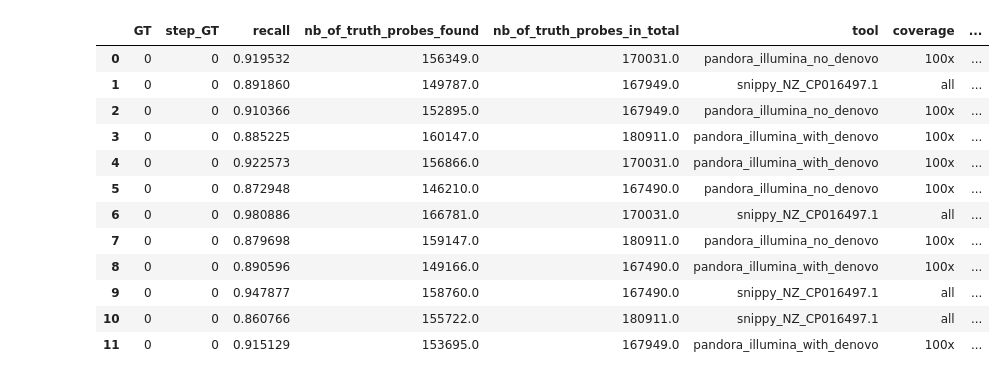
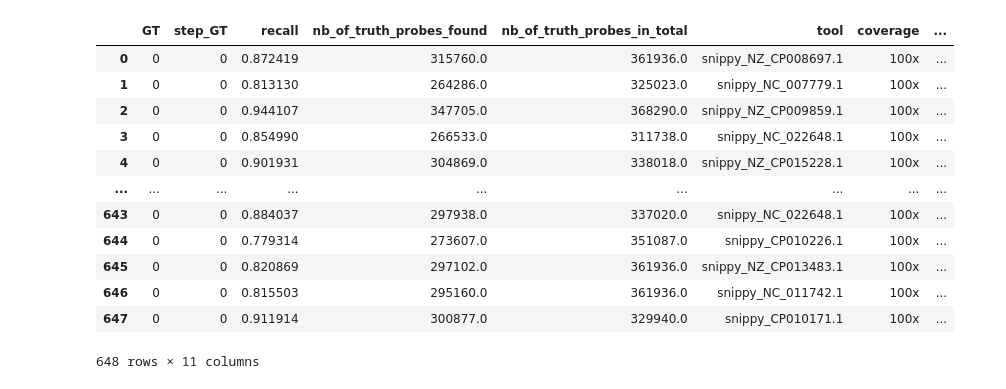
Before and after one commit to leoisl/pandora_paper_roc, a Jupyter notebook: recall_split_plotting/recall split plotting.ipynb, the cells around one changed output. Cells and saved outputs as stored; diff of their text form; code cells hidden in the pictures.

```diff
--- a/recall_split_plotting/recall split plotting.ipynb
+++ b/recall_split_plotting/recall split plotting.ipynb
@@ -6,17 +4,24 @@ plt.rcParams['figure.figsize'] = [16, 10]
+# %%
+# configs
+recall_per_sample_tsv = "analysis_output_24_way_pandora_and_snippy_illumina_100x/recall_per_sample.tsv"
+tools_to_consider=["snippy_NZ_CP008697.1", "snippy_NZ_CP009859.1", "snippy_NZ_CP011134.1",
+                   "pandora_illumina_withdenovo_global_genotyping", "pandora_illumina_nodenovo_global_genotyping",
+                   "snippy_CP010226.1"]
 # %%
-df = pd.read_csv("recall_per_sample.tsv", sep="\t")
+# input
+df = pd.read_csv(recall_per_sample_tsv, sep="\t")
 df
 # %% [output]
 |  | GT | step_GT | recall | nb_of_truth_probes_found | nb_of_truth_probes_in_total | tool | coverage | ... |
-| 0 | 0 | 0 | 0.919532 | 156349.0 | 170031.0 | pandora_illumina_no_denovo | 100x | ... |
-| 1 | 0 | 0 | 0.891860 | 149787.0 | 167949.0 | snippy_NZ_CP016497.1 | all | ... |
-| 2 | 0 | 0 | 0.910366 | 152895.0 | 167949.0 | pandora_illumina_no_denovo | 100x | ... |
-| 3 | 0 | 0 | 0.885225 | 160147.0 | 180911.0 | pandora_illumina_with_denovo | 100x | ... |
-| 4 | 0 | 0 | 0.922573 | 156866.0 | 170031.0 | pandora_illumina_with_denovo | 100x | ... |
-| 5 | 0 | 0 | 0.872948 | 146210.0 | 167490.0 | pandora_illumina_no_denovo | 100x | ... |
-| 6 | 0 | 0 | 0.980886 | 166781.0 | 170031.0 | snippy_NZ_CP016497.1 | all | ... |
-| 7 | 0 | 0 | 0.879698 | 159147.0 | 180911.0 | pandora_illumina_no_denovo | 100x | ... |
-| 8 | 0 | 0 | 0.890596 | 149166.0 | 167490.0 | pandora_illumina_with_denovo | 100x | ... |
-| 9 | 0 | 0 | 0.947877 | 158760.0 | 167490.0 | snippy_NZ_CP016497.1 | all | ... |
-| 10 | 0 | 0 | 0.860766 | 155722.0 | 180911.0 | snippy_NZ_CP016497.1 | all | ... |
-| 11 | 0 | 0 | 0.915129 | 153695.0 | 167949.0 | pandora_illumina_with_denovo | 100x | ... |
+| 0 | 0 | 0 | 0.872419 | 315760.0 | 361936.0 | snippy_NZ_CP008697.1 | 100x | ... |
+| 1 | 0 | 0 | 0.813130 | 264286.0 | 325023.0 | snippy_NC_007779.1 | 100x | ... |
+| 2 | 0 | 0 | 0.944107 | 347705.0 | 368290.0 | snippy_NZ_CP009859.1 | 100x | ... |
+| 3 | 0 | 0 | 0.854990 | 266533.0 | 311738.0 | snippy_NC_022648.1 | 100x | ... |
+| 4 | 0 | 0 | 0.901931 | 304869.0 | 338018.0 | snippy_NZ_CP015228.1 | 100x | ... |
+| ... | ... | ... | ... | ... | ... | ... | ... | ... |
+| 643 | 0 | 0 | 0.884037 | 297938.0 | 337020.0 | snippy_NC_022648.1 | 100x | ... |
+| 644 | 0 | 0 | 0.779314 | 273607.0 | 351087.0 | snippy_CP010226.1 | 100x | ... |
+| 645 | 0 | 0 | 0.820869 | 297102.0 | 361936.0 | snippy_NZ_CP013483.1 | 100x | ... |
+| 646 | 0 | 0 | 0.815503 | 295160.0 | 361936.0 | snippy_NC_011742.1 | 100x | ... |
+| 647 | 0 | 0 | 0.911914 | 300877.0 | 329940.0 | snippy_CP010171.1 | 100x | ... |
+648 rows × 11 columns
```
Also changed, not shown: parts of 7 cells of this notebook.
